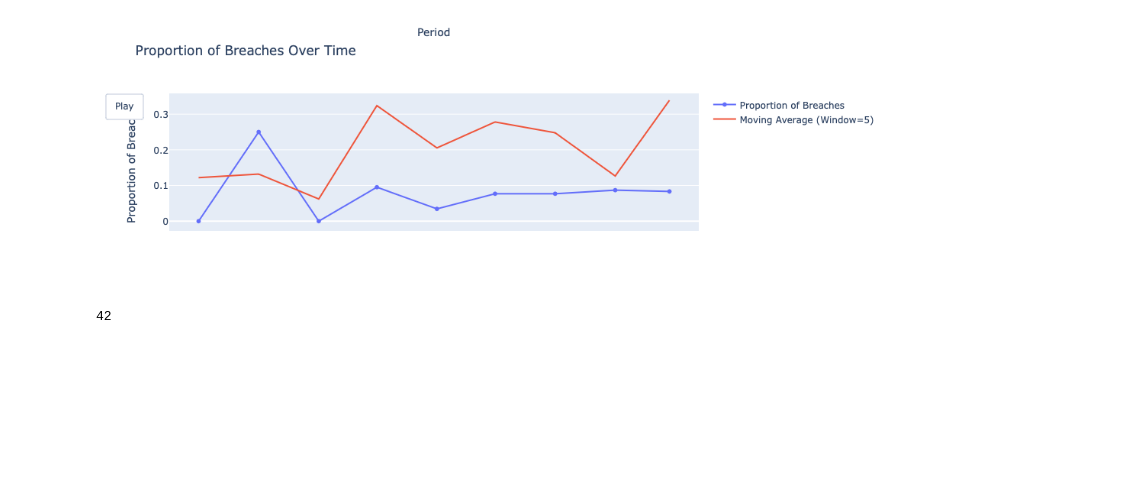
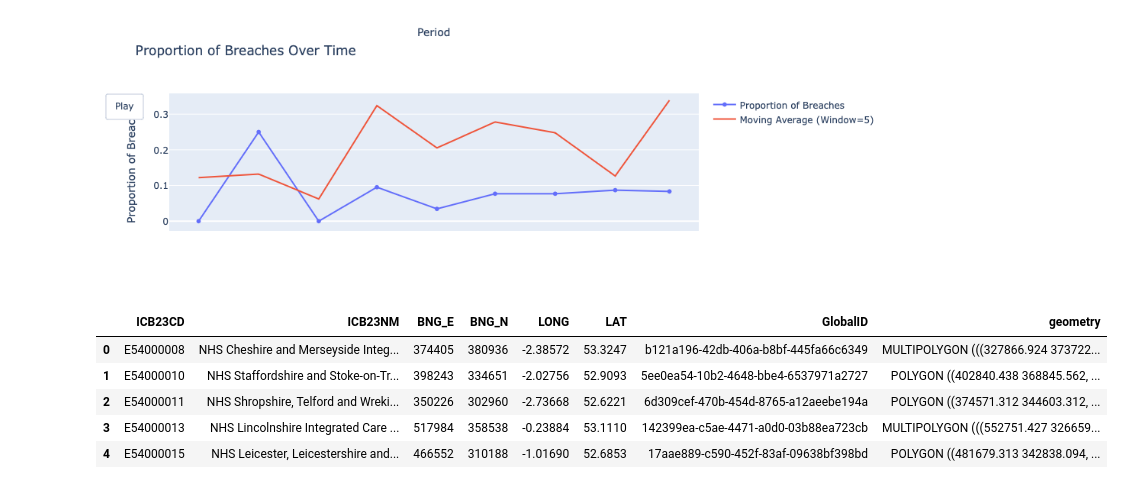
Before and after one commit to ploginovic/hpdm139_A2, a Jupyter notebook: canseer/workstation_21stDec.ipynb, the cells around one changed output. Saved outputs shown, nothing was run; the diff lists cells and outputs as text; code cells hidden in the pictures; blank space fills up the shorter version.

```diff
--- a/canseer/workstation_21stDec.ipynb
+++ b/canseer/workstation_21stDec.ipynb
@@ -78,7 +81,12 @@ import geopandas as gpd
 path_to_shapefile = 'data/ons_shapefile/Integrated_Care_Boards_April_2023_EN_BFC_1659257819249669363/'
 # %%
 gdf = gpd.read_file(path_to_shapefile)
-# %%
-len(gdf
-# %% [output]
-42
+# %%
+gdf.head()
+# %% [output]
+|  | ICB23CD | ICB23NM | BNG_E | BNG_N | LONG | LAT | GlobalID | geometry |
+| 0 | E54000008 | NHS Cheshire and Merseyside Integ... | 374405 | 380936 | -2.38572 | 53.3247 | b121a196-42db-406a-b8bf-445fa66c6349 | MULTIPOLYGON (((327866.924 373722... |
+| 1 | E54000010 | NHS Staffordshire and Stoke-on-Tr... | 398243 | 334651 | -2.02756 | 52.9093 | 5ee0ea54-10b2-4648-bbe4-6537971a2727 | POLYGON ((402840.438 368845.562, ... |
+| 2 | E54000011 | NHS Shropshire, Telford and Wreki... | 350226 | 302960 | -2.73668 | 52.6221 | 6d309cef-470b-454d-8765-a12aeebe194a | POLYGON ((374571.312 344603.312, ... |
+| 3 | E54000013 | NHS Lincolnshire Integrated Care ... | 517984 | 358538 | -0.23884 | 53.1110 | 142399ea-c5ae-4471-a0d0-03b88ea723cb | MULTIPOLYGON (((552751.427 326659... |
+| 4 | E54000015 | NHS Leicester, Leicestershire and... | 466552 | 310188 | -1.01690 | 52.6853 | 17aae889-c590-452f-83af-09638bf398bd | POLYGON ((481679.313 342838.094, ... |
```
Also changed, not shown: parts of 4 cells of this notebook, 1 other file.
